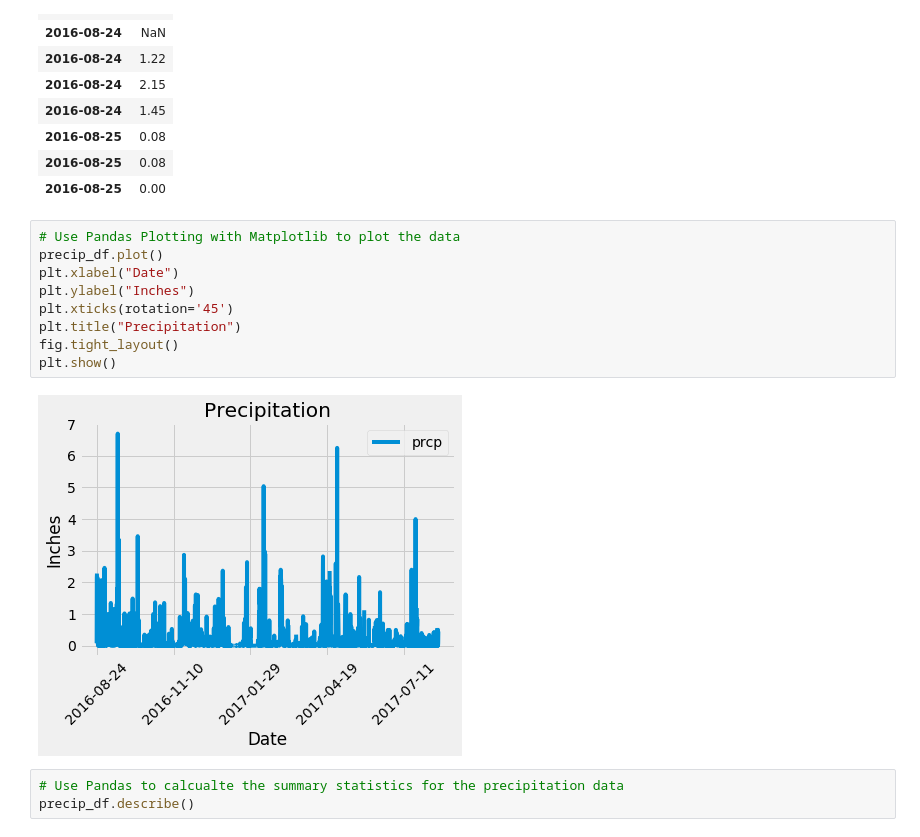
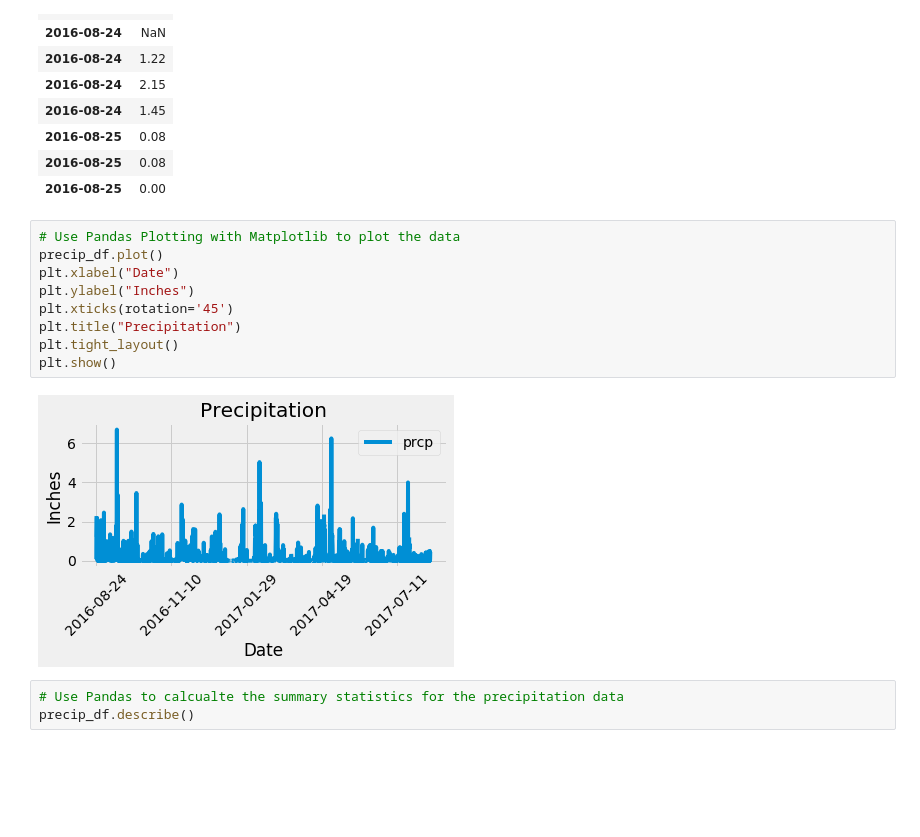
Before and after one commit to ehislope/sqlalchemy-challenge, a Jupyter notebook: climate_starter.ipynb, the cells around one changed output. Drawn from its saved outputs; the diff is of its cells as text; blank space fills up the shorter version.

```diff
--- a/climate_starter.ipynb
+++ b/climate_starter.ipynb
@@ -102,14 +102,14 @@ precip_df.head(10)
 # %%
 # Use Pandas Plotting with Matplotlib to plot the data
 precip_df.plot()
 plt.xlabel("Date")
 plt.ylabel("Inches")
 plt.xticks(rotation='45')
 plt.title("Precipitation")
-fig.tight_layout()
+plt.tight_layout()
 plt.show()
 # %% [output]
-[figure, old version]
+[figure, new version]
 # %%
 # Use Pandas to calcualte the summary statistics for the precipitation data
 precip_df.describe()
```
Also changed, not shown: parts of 4 cells of this notebook, 1 other file.
